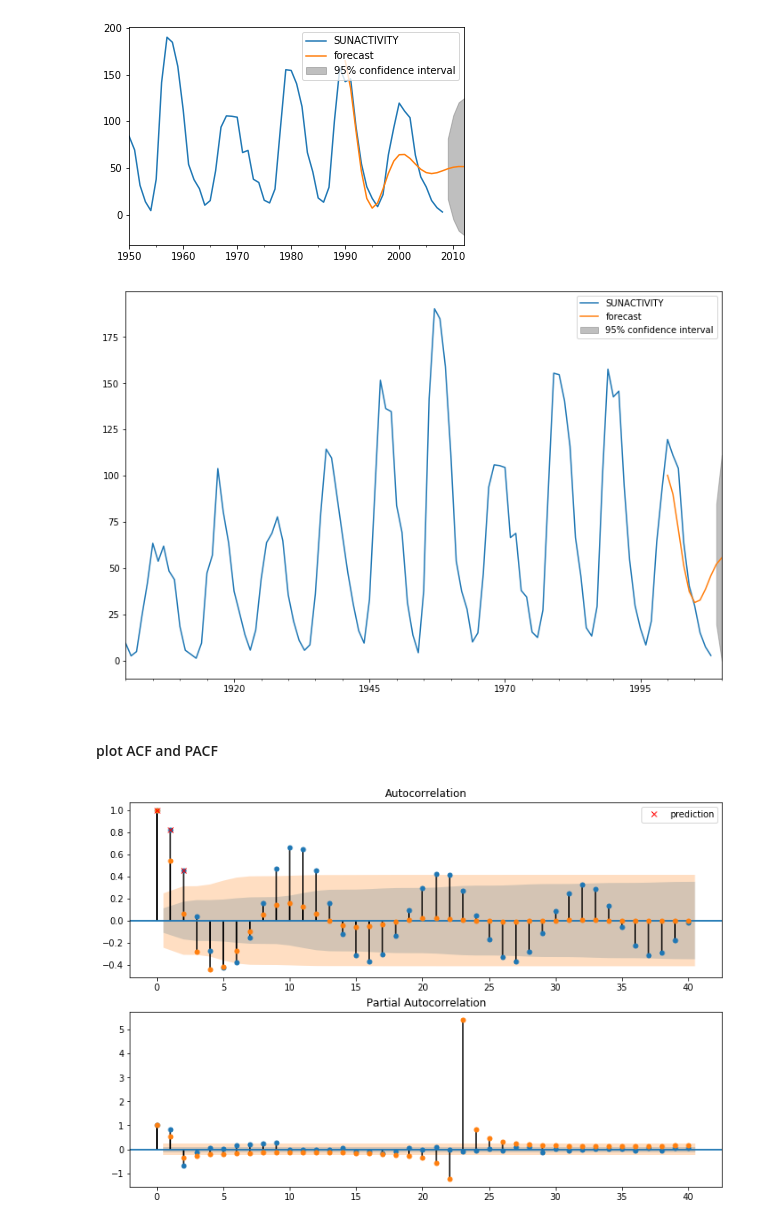
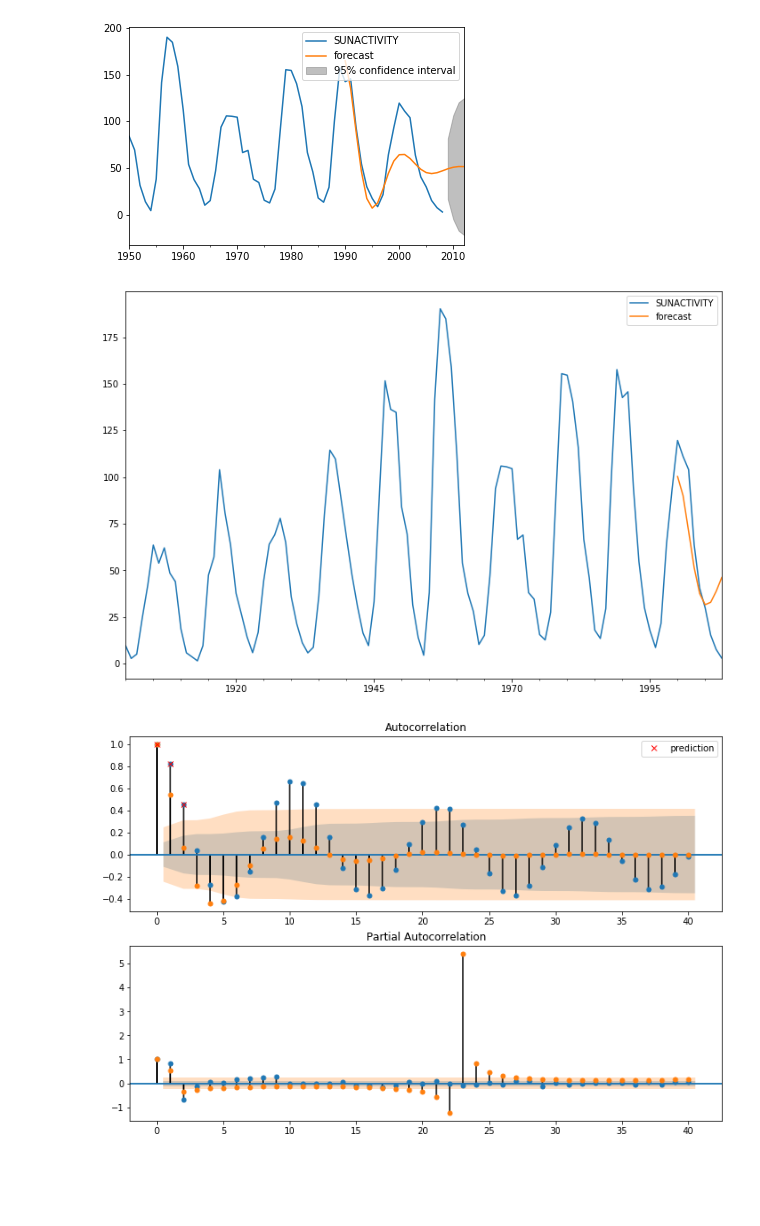
Before and after one commit to ygrepo/Time-Series, a Jupyter notebook: labs/week2/lab_week2_student.ipynb, the cells around one changed output. Saved outputs shown, nothing was run; the diff lists cells and outputs as text; code cells hidden in the pictures; blank space fills up the shorter version.

```diff
--- a/labs/week2/lab_week2_student.ipynb
+++ b/labs/week2/lab_week2_student.ipynb
@@ -382,26 +419,17 @@ plt.show()
 # %% [output]
 [figure]
 # %%
-# tsteps = 10
+# TODO: try to predict further into the future by increasing tsteps
+tsteps=8
 
-# T = np.arange(2000, 2011, tsteps)
-# for tt in range(len(T)-1):
-#     print(np.str(T[tt]), np.str(T[tt+1]))
-#     predict_sunspots = arma_mod.predict(np.str(T[tt]), np.str(T[tt+1]), dynamic=True)
+fig, ax = plt.subplots(figsize=(12, 8))
+ax = dta.ix['1900':].plot(ax=ax)
+T = np.arange(2000, 2012, tsteps)
+for tt in range(len(T)-1):
+    fig = arma_mod.plot_predict(np.str(T[tt]), np.str(T[tt+1]), dynamic=True, ax=ax, plot_insample=False)
+plt.show()
+# %% [output]
+[figure, added]
-# %%
-# TODO: try to predict further into the future by increasing tsteps
-tsteps=10
-
-fig, ax = plt.subplots(figsize=(12, 8))
-ax = dta.ix['1900':].plot(ax=ax)
-T = np.arange(2000, 2012, tsteps)
-for tt in range(len(T)-1):
-    fig = arma_mod.plot_predict(np.str(T[tt]), np.str(T[tt+1]), dynamic=True, ax=ax, plot_insample=False)
-plt.show()
-# %% [output]
-[figure, removed]
-# %% [markdown]
-#### plot ACF and PACF
 # %%
 predict_sunspots = arma_mod.predict('1950', '2012', dynamic=True)
 
```
Also changed, not shown: parts of 8 cells of this notebook, 5 other files.
